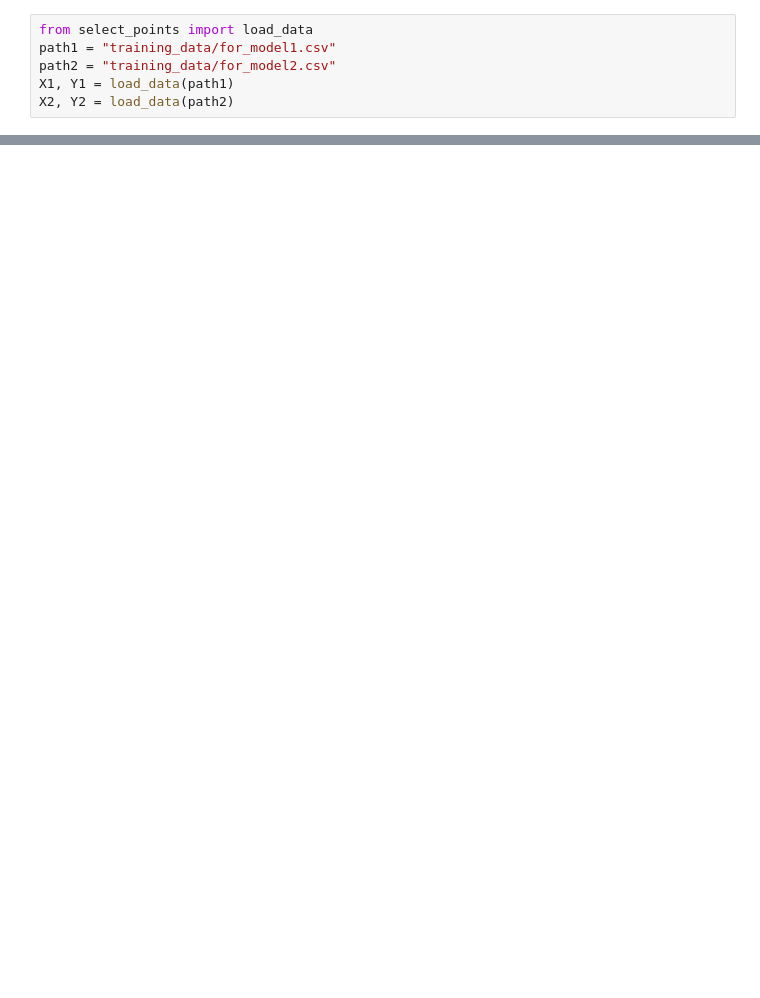
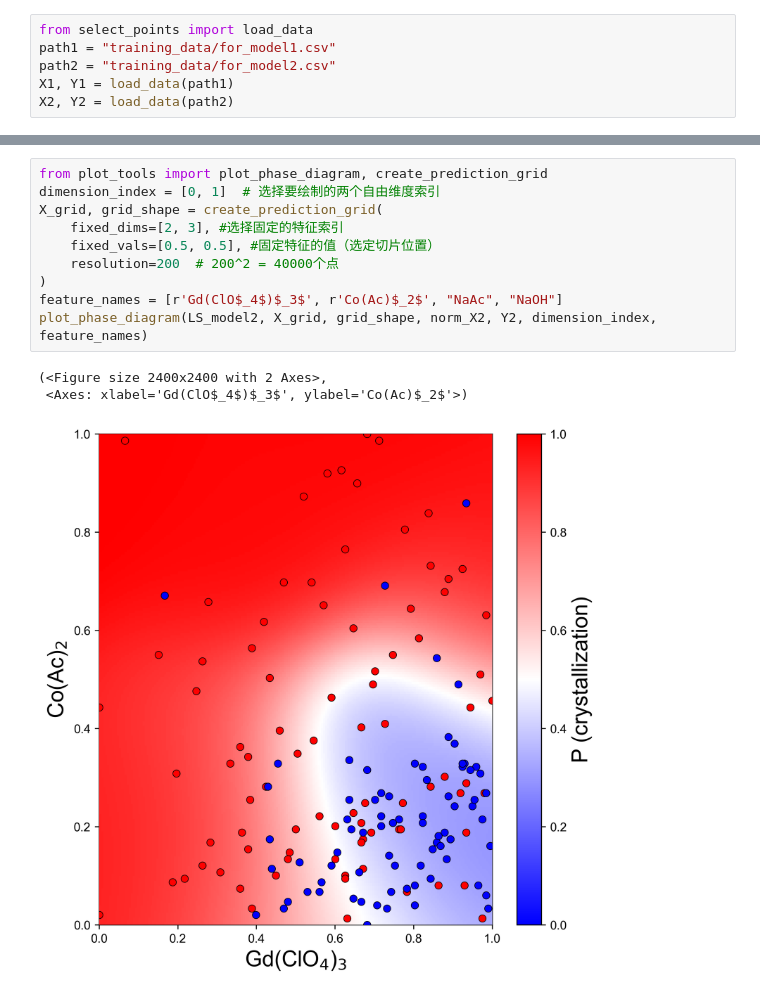
Before and after one commit to unkowned-W/Phase_Diagram, a Jupyter notebook: GdCoAc_phase_diagram-main/make_graph.ipynb, the cells around one changed output, grey strips where cells are left out. Cells and saved outputs as stored; diff of their text form; blank space fills up the shorter version.

```diff
--- a/GdCoAc_phase_diagram-main/make_graph.ipynb
+++ b/GdCoAc_phase_diagram-main/make_graph.ipynb
@@ -102,0 +101,14 @@ plot_phase_diagram(LS_model2, X_grid, grid_shape, norm_X2, Y2, dimension_index,
+# %%
+from plot_tools import plot_phase_diagram, create_prediction_grid
+dimension_index = [0, 1]  # 选择要绘制的两个自由维度索引
+X_grid, grid_shape = create_prediction_grid(
+    fixed_dims=[2, 3], #选择固定的特征索引
+    fixed_vals=[0.5, 0.5], #固定特征的值（选定切片位置）
+    resolution=200  # 200^2 = 40000个点
+)
+feature_names = [r'Gd(ClO$_4$)$_3$', r'Co(Ac)$_2$', "NaAc", "NaOH"]
+plot_phase_diagram(LS_model2, X_grid, grid_shape, norm_X2, Y2, dimension_index, feature_names)
+# %% [output]
+(<Figure size 2400x2400 with 2 Axes>,
+ <Axes: xlabel='Gd(ClO$_4$)$_3$', ylabel='Co(Ac)$_2$'>)
+[figure, added]
```
Also changed, not shown: parts of 5 cells of this notebook, 15 other files.
